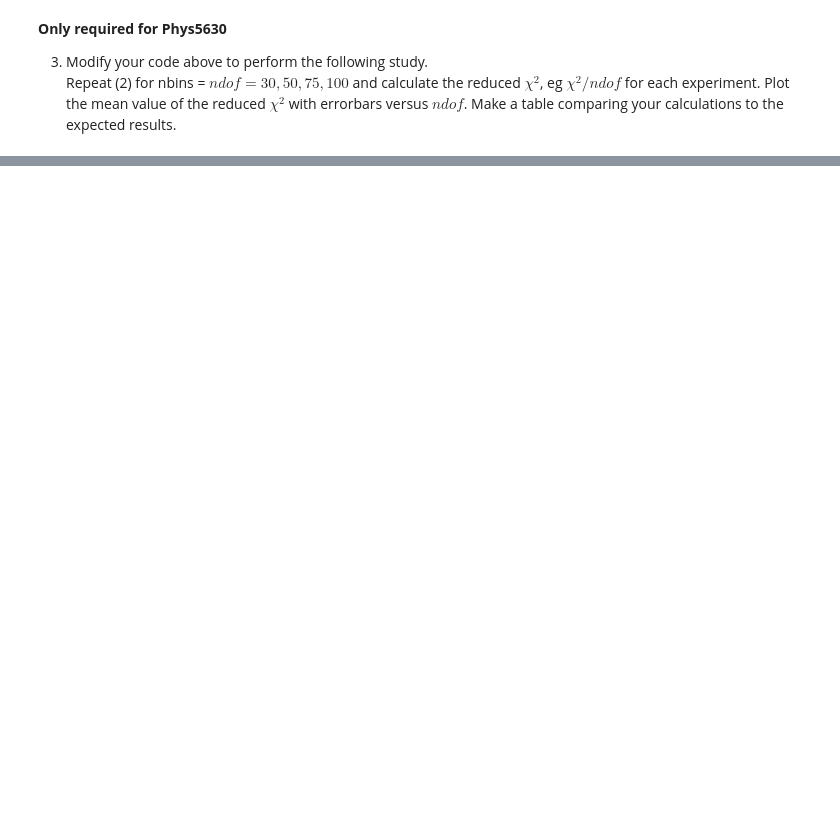
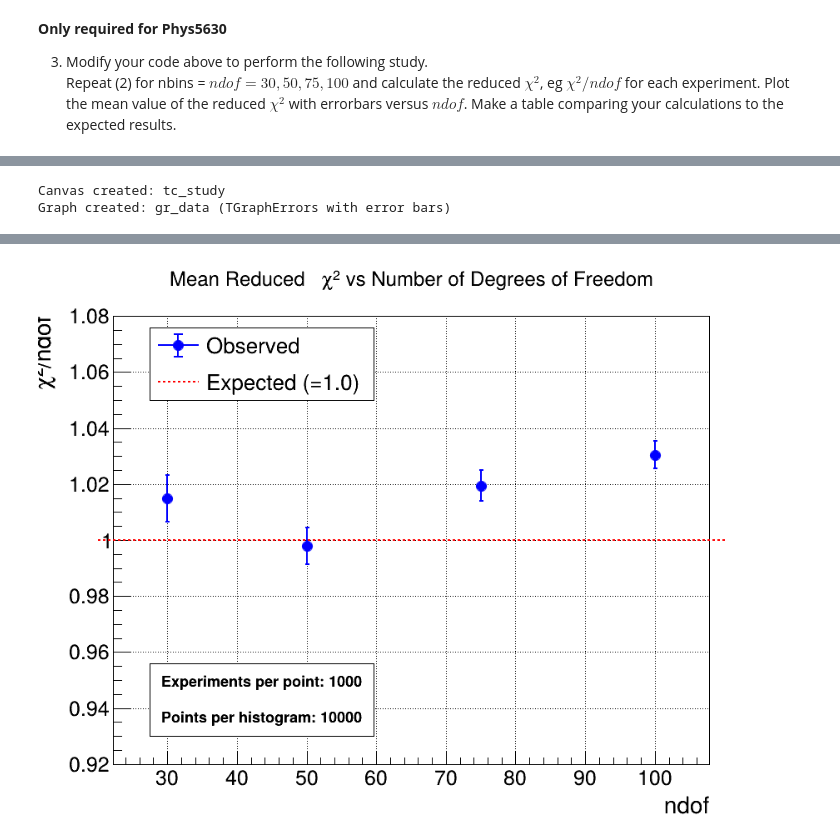
Before and after one commit to tcl8udx/chi2, a Jupyter notebook: chi2.ipynb, the cells around one changed output, grey strips where cells are left out. Saved outputs shown, nothing was run; the diff lists cells and outputs as text; code cells hidden in the pictures; blank space fills up the shorter version.

```diff
--- a/chi2.ipynb
+++ b/chi2.ipynb
@@ -387,0 +353,58 @@ Warning in <TAxis::TAxis::SetRangeUser>: ulast > fXmax, fXmax is used
+# %%
+
+# Create TGraphErrors for the data
+n_points = len(results['ndof'])
+ndof_array = np.array(results['ndof'], dtype=float)
+mean_array = np.array(results['mean_reduced_chi2'], dtype=float)
+stderr_array = np.array(results['stderr_reduced_chi2'], dtype=float)
+zeros_array = np.zeros(n_points, dtype=float)
+
+gr_data = R.TGraphErrors(n_points, ndof_array, mean_array, zeros_array, stderr_array)
+gr_data.SetTitle("Mean Reduced #chi^{2} vs Number of Degrees of Freedom; ndof; #bar{#chi^{2}}/ndof")
+gr_data.SetMarkerStyle(20)
+gr_data.SetMarkerSize(1.5)
+gr_data.SetMarkerColor(R.kBlue)
+gr_data.SetLineColor(R.kBlue)
+gr_data.SetLineWidth(2)
+
+# Set axis ranges
+gr_data.GetXaxis().SetRangeUser(20, 110)
+gr_data.GetYaxis().SetRangeUser(0.92, 1.08)
+gr_data.GetXaxis().SetTitleSize(0.045)
+gr_data.GetYaxis().SetTitleSize(0.045)
+gr_data.GetXaxis().SetLabelSize(0.04)
+gr_data.GetYaxis().SetLabelSize(0.04)
+
+gr_data.Draw("APE")
+
+# Add expected value line at y=1
+line_expected = R.TLine(20, 1.0, 110, 1.0)
+line_expected.SetLineColor(R.kRed)
+line_expected.SetLineWidth(2)
+line_expected.SetLineStyle(2)
+line_expected.Draw("same")
+
+# Add legend
+legend_study = R.TLegend(0.15, 0.75, 0.45, 0.88)
+legend_study.AddEntry(gr_data, "Observed", "lep")
+legend_study.AddEntry(line_expected, "Expected (=1.0)", "l")
+legend_study.SetBorderSize(1)
+legend_study.SetFillColor(0)
+legend_study.Draw()
+
+# Add text box with info
+info_text = R.TPaveText(0.15, 0.15, 0.45, 0.28, "NDC")
+info_text.AddText(f"Experiments per point: {nexperiments}")
+info_text.AddText(f"Points per histogram: {npoints}")
+info_text.SetBorderSize(1)
+info_text.SetFillColor(0)
+info_text.SetTextAlign(12)
+info_text.Draw()
+
+tc_study.Draw()
+
+print("Canvas created: tc_study")
+print("Graph created: gr_data (TGraphErrors with error bars)")
+# %% [output]
+Canvas created: tc_study
+Graph created: gr_data (TGraphErrors with error bars)
@@ -387,0 +413 @@ Warning in <TAxis::TAxis::SetRangeUser>: ulast > fXmax, fXmax is used
+[figure, added]
```
Also changed, not shown: parts of 5 cells of this notebook.
